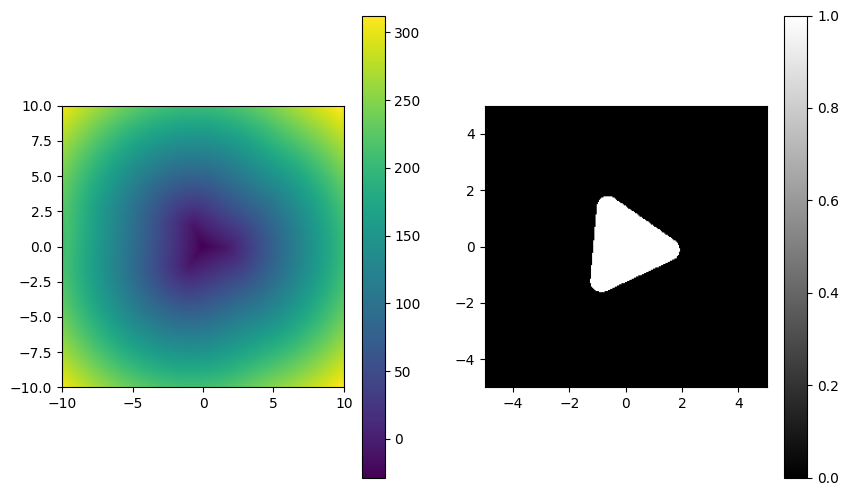
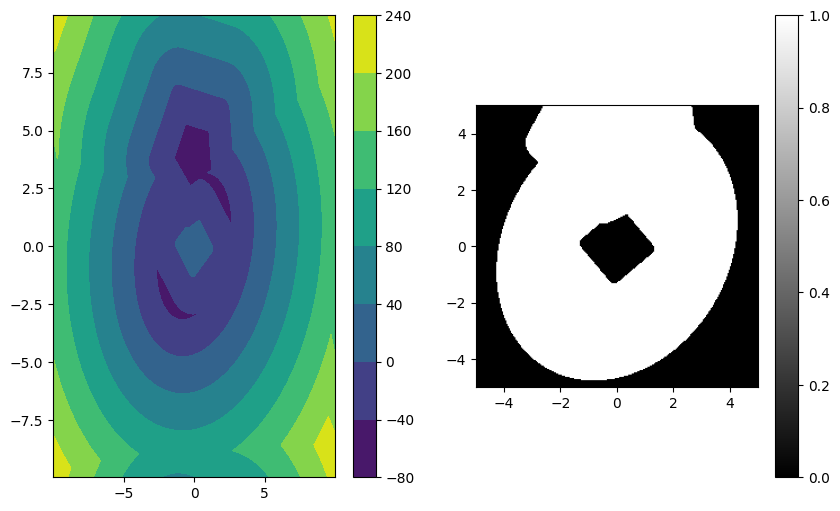
Unified diff of the notebook cell whose output changed from the first chart to the second:
--- before
+++ after
@@ -6,5 +6,5 @@
 y = y + 0
 
-shape = polygon
+shape = ellipse.difference(rect).union(polygon)
 
 unit_cell = UnitCell(shape, canvas=canv, inverted=False)
@@ -17,13 +17,13 @@
 sdf.sum().backward()
 print("Gradients:")
-print("Center grad:", shape.center.grad)
-print("Side grad:", shape.side_length.grad)
-print("Angle grad:", shape.angle.grad)
-print("Corner radius grad:", shape.corner_radius.grad)
+print("Center grad:", polygon.center.grad)
+print("Side grad:", polygon.side_length.grad)
+print("Angle grad:", polygon.angle.grad)
+print("Corner radius grad:", polygon.corner_radius.grad)
 
 # Plotting
 plt.figure(figsize=(10, 6))
 plt.subplot(121)
-plt.imshow(sdf.detach().numpy(), origin="lower", extent=(-10, 10, -10, 10))
+plt.contourf(sdf.detach().numpy(), origin="lower", extent=(-10, 10, -10, 10))
 # plt.xlim([-2, 2])
 # plt.ylim([-2, 2])

Commit: to Shapely conversion is validated